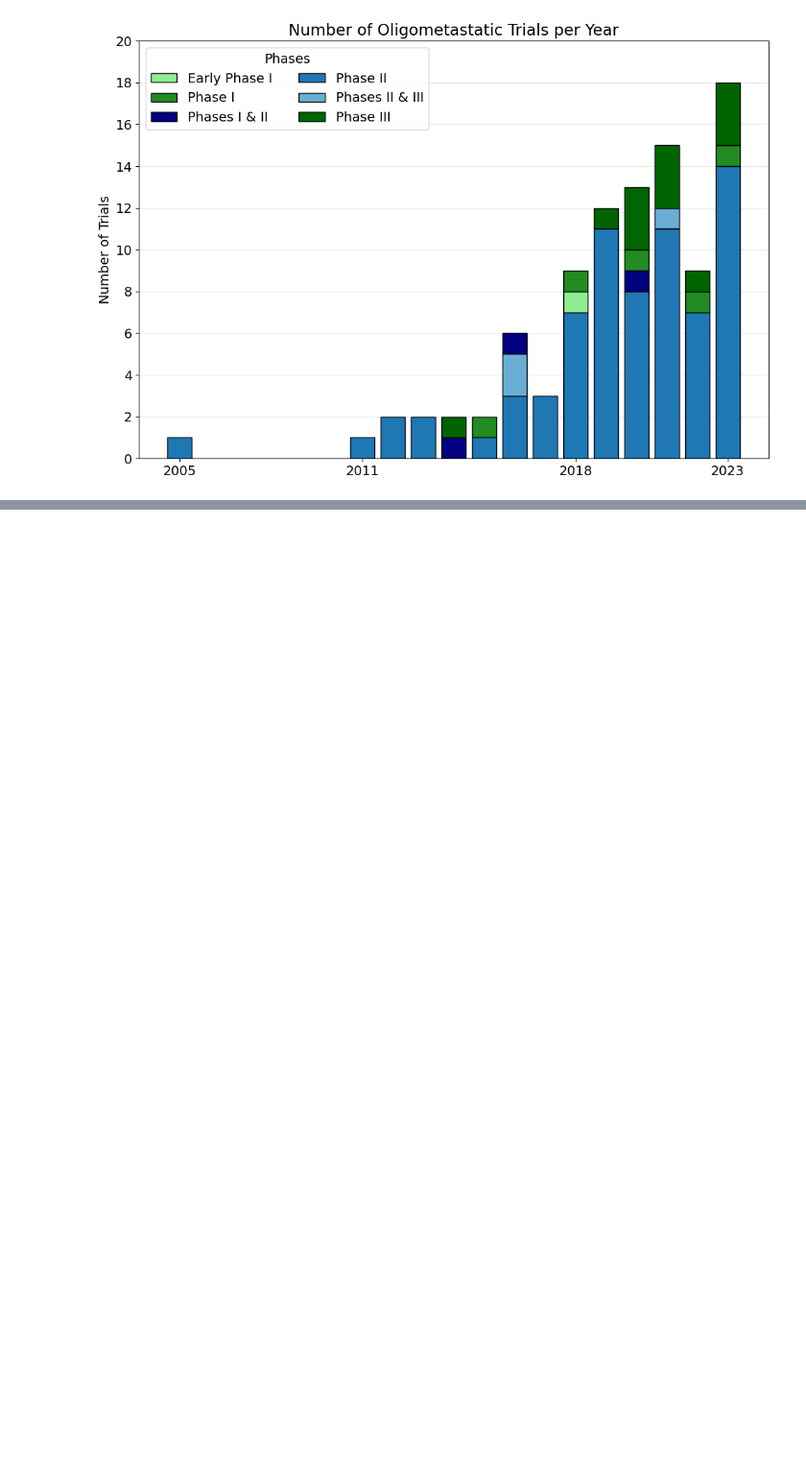
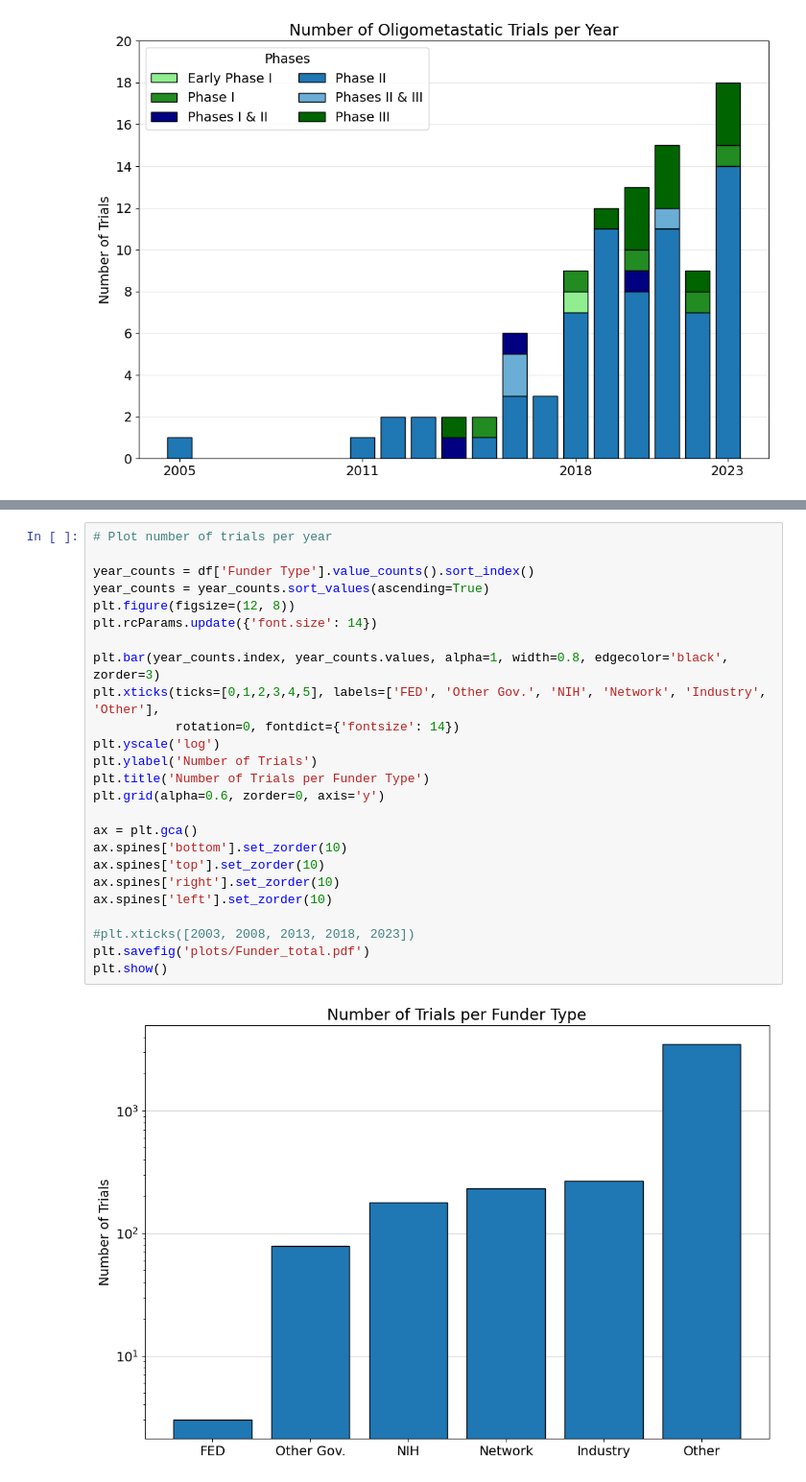
Before and after one commit to maksymfritsak/Clinical_Trials_Analysis_ClinicalTrials.Gov_Database, a Jupyter notebook: Data Analysis.ipynb, the cells around one changed output, grey strips where cells are left out. Shown at 96% size. Drawn from its saved outputs; the diff is of its cells as text; blank space fills up the shorter version.

```diff
--- a/Data Analysis.ipynb
+++ b/Data Analysis.ipynb
@@ -443,0 +523,27 @@ plt.show()
+# %%
+# Plot number of trials per year
+
+year_counts = df['Funder Type'].value_counts().sort_index()
+year_counts = year_counts.sort_values(ascending=True)
+plt.figure(figsize=(12, 8))
+plt.rcParams.update({'font.size': 14})
+
+plt.bar(year_counts.index, year_counts.values, alpha=1, width=0.8, edgecolor='black', zorder=3)
+plt.xticks(ticks=[0,1,2,3,4,5], labels=['FED', 'Other Gov.', 'NIH', 'Network', 'Industry', 'Other'],
+           rotation=0, fontdict={'fontsize': 14})
+plt.yscale('log')
+plt.ylabel('Number of Trials')
+plt.title('Number of Trials per Funder Type')
+plt.grid(alpha=0.6, zorder=0, axis='y')
+
+ax = plt.gca()
+ax.spines['bottom'].set_zorder(10)
+ax.spines['top'].set_zorder(10)
+ax.spines['right'].set_zorder(10)
+ax.spines['left'].set_zorder(10)
+
+#plt.xticks([2003, 2008, 2013, 2018, 2023])
+plt.savefig('plots/Funder_total.pdf')
+plt.show()
+# %% [output]
+[figure, added]
```
Also changed, not shown: parts of 6 cells of this notebook, 3 other files.
